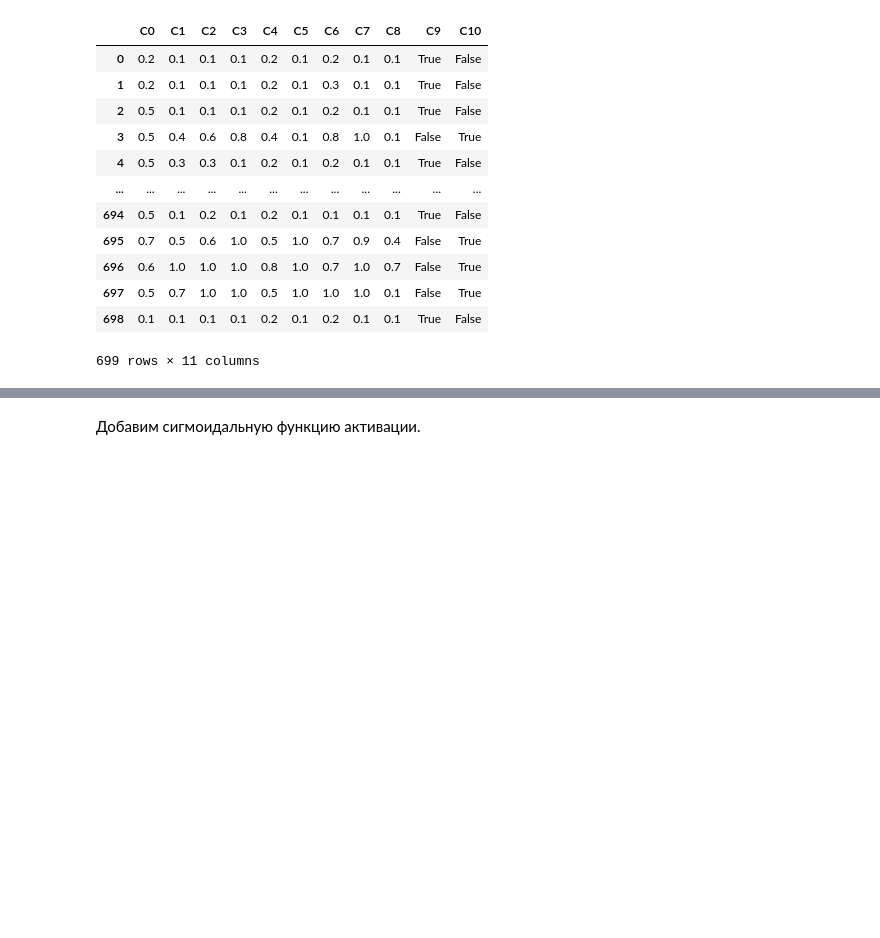
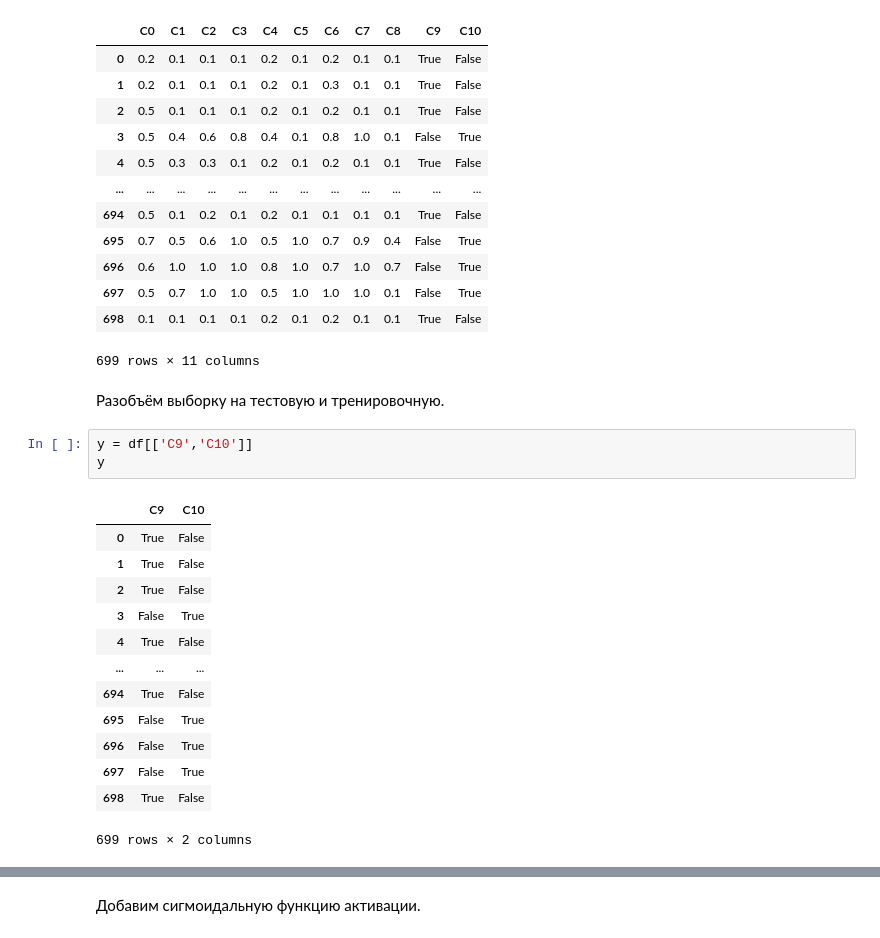
Before and after one commit to RelaxingCoyote/NEUROEV, a Jupyter notebook: NCL_Khayrov.ipynb, the cells around one changed output, grey strips where cells are left out. Saved outputs shown, nothing was run; the diff lists cells and outputs as text; blank space fills up the shorter version.

```diff
--- a/NCL_Khayrov.ipynb
+++ b/NCL_Khayrov.ipynb
@@ -131,3 +131,22 @@ df
 | 697 | 0.5 | 0.7 | 1.0 | 1.0 | 0.5 | 1.0 | 1.0 | 1.0 | 0.1 | False | True |
 | 698 | 0.1 | 0.1 | 0.1 | 0.1 | 0.2 | 0.1 | 0.2 | 0.1 | 0.1 | True | False |
 699 rows × 11 columns
+# %% [markdown]
+Разобъём выборку на тестовую и тренировочную.
+# %%
+y = df[['C9','C10']]
+y
+# %% [output]
+|  | C9 | C10 |
+| 0 | True | False |
+| 1 | True | False |
+| 2 | True | False |
+| 3 | False | True |
+| 4 | True | False |
+| ... | ... | ... |
+| 694 | True | False |
+| 695 | False | True |
+| 696 | False | True |
+| 697 | False | True |
+| 698 | True | False |
+699 rows × 2 columns
```
Also changed, not shown: parts of 2 cells of this notebook.
